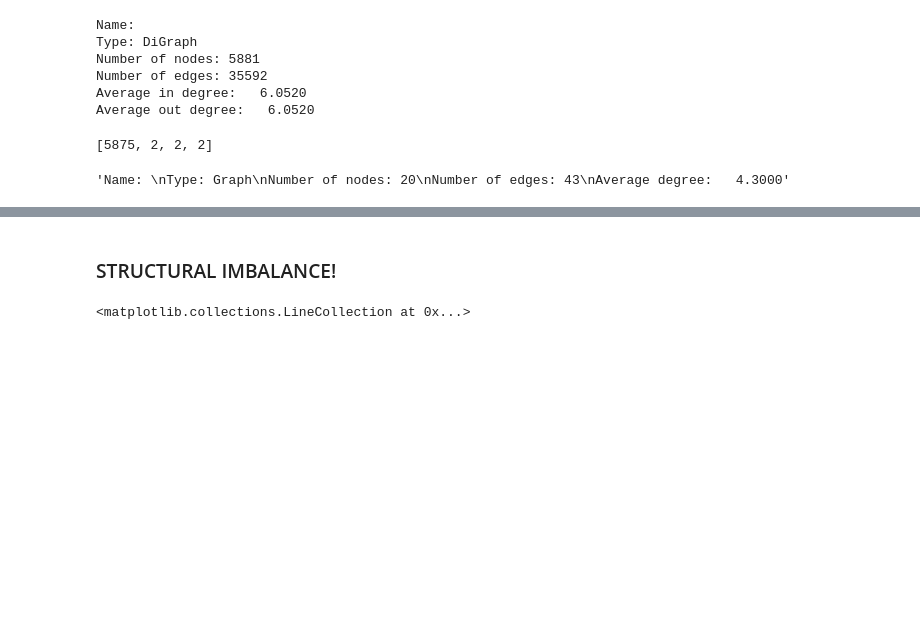
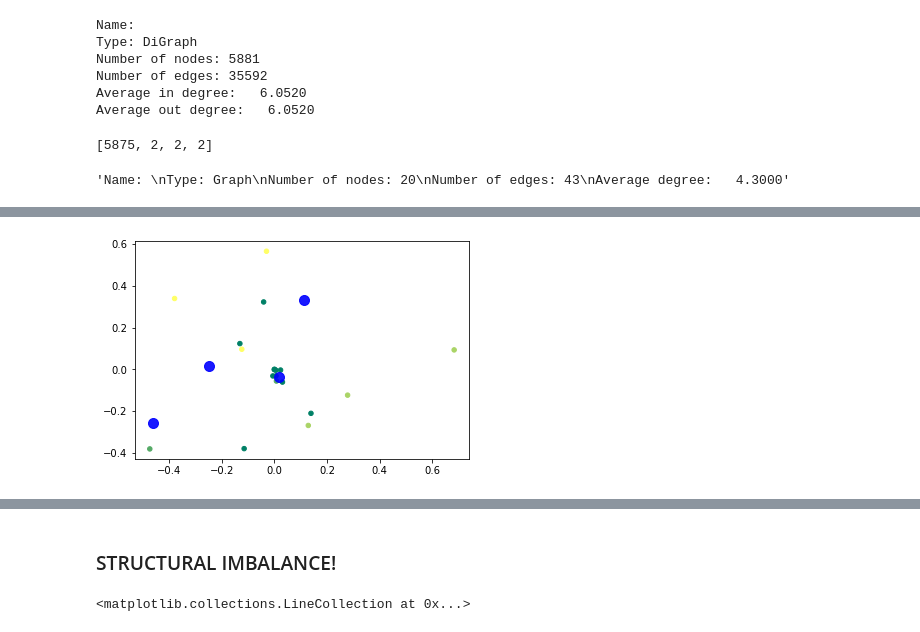
Before and after one commit to Harshp1802/signed_networks, a Jupyter notebook: Spectral_Clustering.ipynb, the cells around one changed output, grey strips where cells are left out. Cells and saved outputs as stored; diff of their text form; code cells hidden in the pictures; blank space fills up the shorter version.

```diff
--- a/Spectral_Clustering.ipynb
+++ b/Spectral_Clustering.ipynb
@@ -153,3 +191,10 @@ array([1, 1, 0, 0, 1, 0, 1, 0, 1, 1, 0])
+# %%
+plt.scatter(U[:, 0], U[:, 1], c=km.labels_, s=20, cmap='summer')
+centers = km.cluster_centers_
+plt.scatter(centers[:, 0], centers[:, 1], c='blue', s=100, alpha=0.9);
+plt.show()
+# %% [output]
+[figure, added]
 # %%
 from scipy.spatial.distance import cdist
 distortions = []
```
Also changed, not shown: parts of 12 cells of this notebook, 4 other files.
